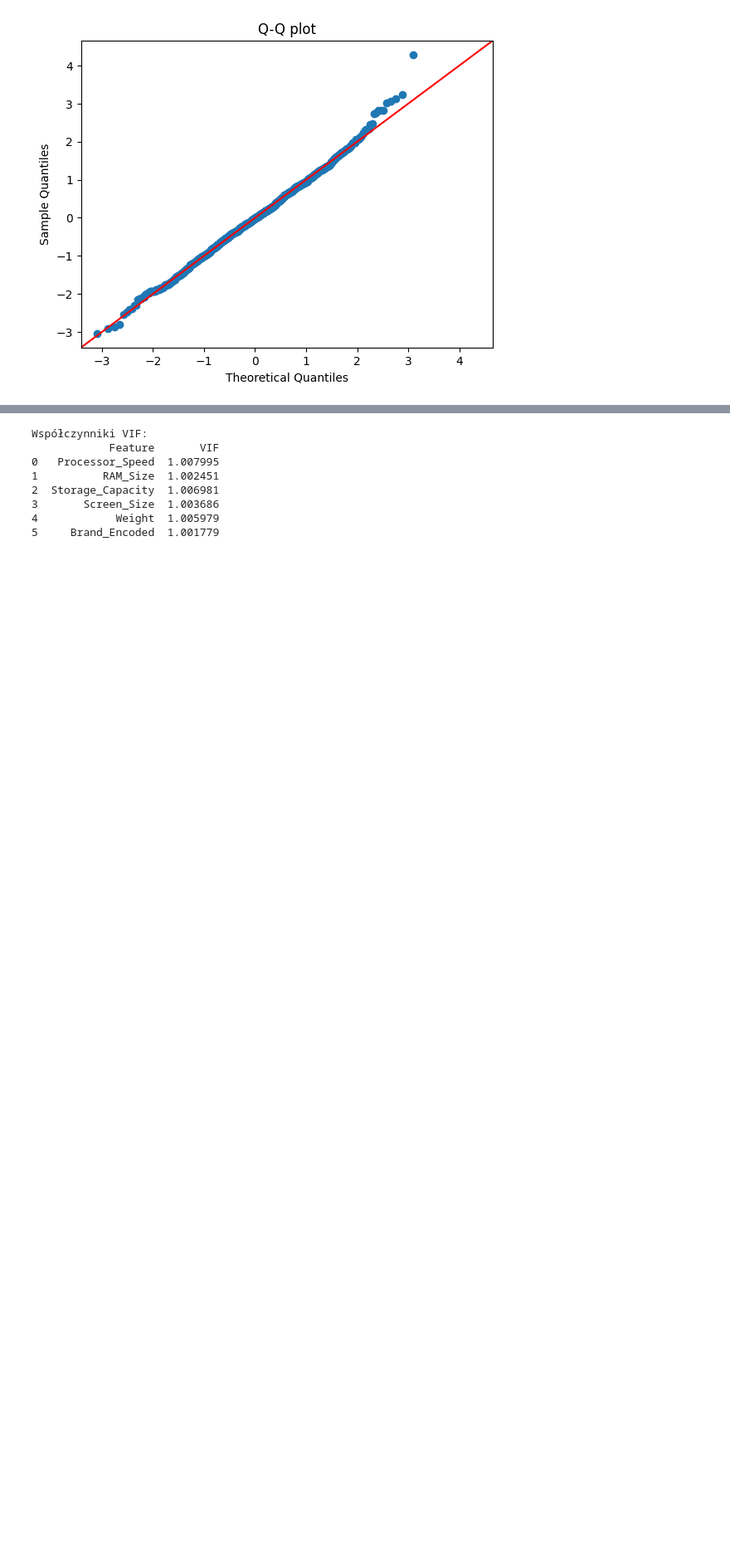
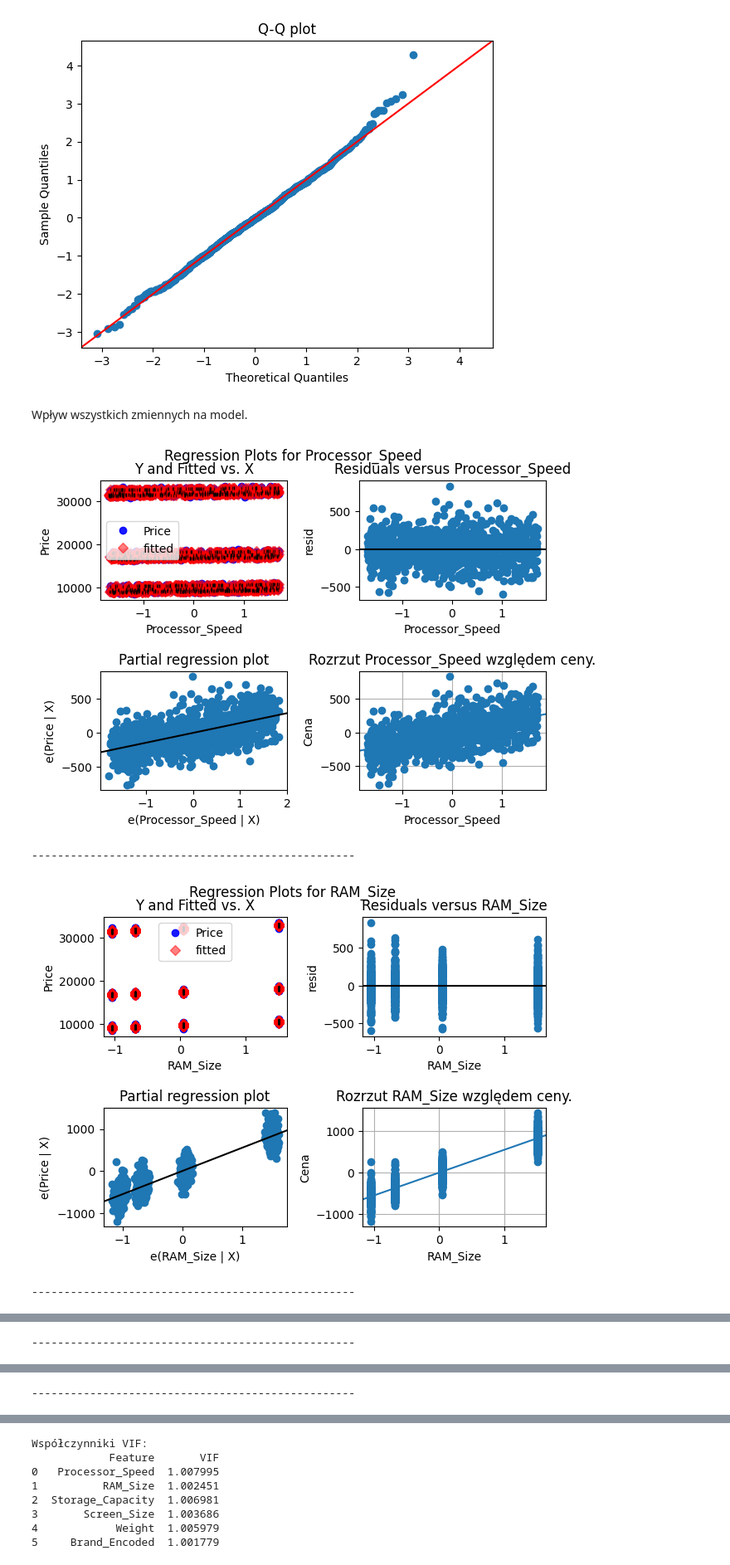
Before and after one commit to JedWojtowicz/MAD_SWPS_Jedrzej_Wojtowicz_3, a Jupyter notebook: MAD_JW_Projekt.ipynb, the cells around one changed output, grey strips where cells are left out. Shown at 83% size. Drawn from its saved outputs; the diff is of its cells as text; code cells hidden in the pictures; blank space fills up the shorter version.

```diff
--- a/MAD_JW_Projekt.ipynb
+++ b/MAD_JW_Projekt.ipynb
@@ -335,3 +350,19 @@ plt.title("Q-Q plot")
 plt.show()
 # %% [output]
 [figure]
+# %% [markdown]
+Wpływ wszystkich zmiennych na model.
+# %%
+for feature in X.columns:
+  values: np.ndarray = X[feature]
+  sm.graphics.plot_regress_exog(model, feature)
+  plt.ylabel('Cena')
+  plt.title(f'Rozrzut {feature} względem ceny.')
+  plt.grid(True)
+  plt.show()
+  print("--------------------------------------------------")
+# %% [output]
+[figure, added]
+--------------------------------------------------
+[figure, added]
+--------------------------------------------------
@@ -337,0 +370 @@ plt.show()
+--------------------------------------------------
@@ -337,0 +372 @@ plt.show()
+--------------------------------------------------
```
Also changed, not shown: parts of 14 cells of this notebook.
